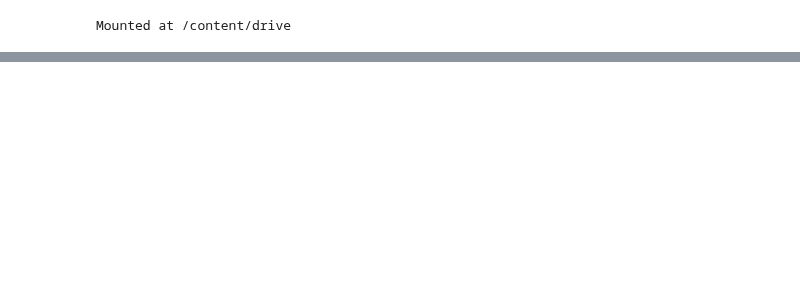
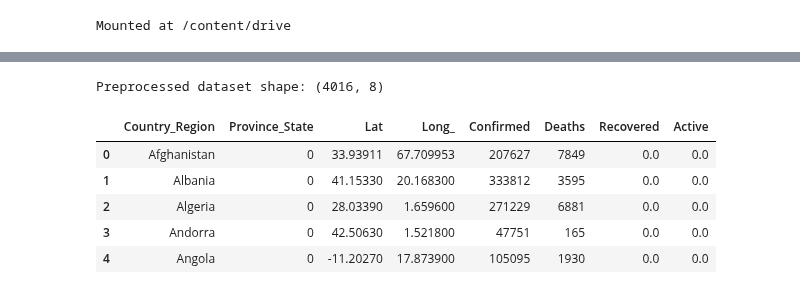
Before and after one commit to sbogde/pandamonium, a Jupyter notebook: dmi_04_covid_01.ipynb, the cells around one changed output, grey strips where cells are left out. Cells and saved outputs as stored; diff of their text form; code cells hidden in the pictures; blank space fills up the shorter version.

```diff
--- a/dmi_04_covid_01.ipynb
+++ b/dmi_04_covid_01.ipynb
@@ -46,3 +46,27 @@ Dataset shape: (4016, 14)
 | 2 | NaN | NaN | NaN | Algeria | 2023-01-03 04:21:07 | 28.03390 | 1.659600 | 271229 | 6881 | ... |
 | 3 | NaN | NaN | NaN | Andorra | 2023-01-03 04:21:07 | 42.50630 | 1.521800 | 47751 | 165 | ... |
 | 4 | NaN | NaN | NaN | Angola | 2023-01-03 04:21:07 | -11.20270 | 17.873900 | 105095 | 1930 | ... |
+# %%
+# Select relevant columns (for example: Country, Confirmed, Deaths, Recovered, Active, Latitude, Longitude)
+# Adjust the column names based on your CSV file structure
+# df = df[['Country', 'Confirmed', 'Deaths', 'Recovered', 'Active', 'Latitude', 'Longitude']]
+columns_to_use = ["Country_Region", "Province_State", "Lat", "Long_", "Confirmed", "Deaths", "Recovered", "Active"]
+df = df[columns_to_use]
+
+# Fill missing numerical values with 0
+df.fillna(0, inplace=True)
+
+# Drop rows missing latitude or longitude since these are needed for mapping
+df.fillna({'Confirmed': 0, 'Deaths': 0, 'Recovered': 0, 'Active': 0}, inplace=True)
+df.dropna(subset=['Lat', 'Long_'], inplace=True)
+
+print("Preprocessed dataset shape:", df.shape)
+df.head()
+# %% [output]
+Preprocessed dataset shape: (4016, 8)
+|  | Country_Region | Province_State | Lat | Long_ | Confirmed | Deaths | Recovered | Active |
+| 0 | Afghanistan | 0 | 33.93911 | 67.709953 | 207627 | 7849 | 0.0 | 0.0 |
+| 1 | Albania | 0 | 41.15330 | 20.168300 | 333812 | 3595 | 0.0 | 0.0 |
+| 2 | Algeria | 0 | 28.03390 | 1.659600 | 271229 | 6881 | 0.0 | 0.0 |
+| 3 | Andorra | 0 | 42.50630 | 1.521800 | 47751 | 165 | 0.0 | 0.0 |
+| 4 | Angola | 0 | -11.20270 | 17.873900 | 105095 | 1930 | 0.0 | 0.0 |
```
Also changed, not shown: parts of 1 cell of this notebook.
